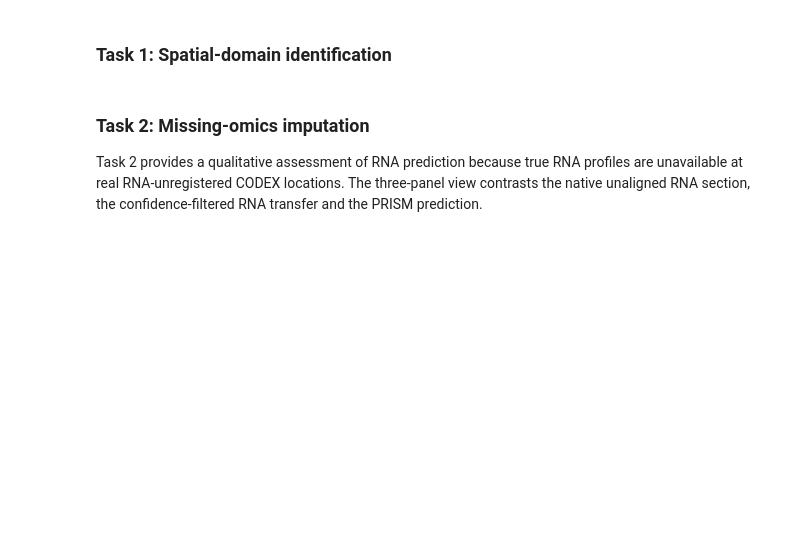
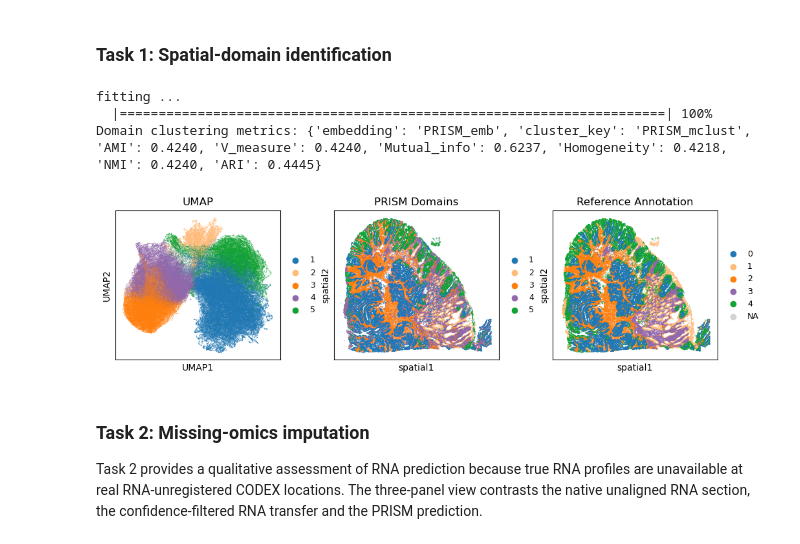
Before and after one commit to musg-create/PRISM_Tutorial, a Jupyter notebook: Tutorial7_2: Application of PRISM to Real Registration-Induced Incomplete in COAD.ipynb, the cells around one changed output. Drawn from its saved outputs; the diff is of its cells as text; code cells hidden in the pictures; blank space fills up the shorter version.

```diff
--- a/Tutorial7_2: Application of PRISM to Real Registration-Induced Incomplete in COAD.ipynb
+++ b/Tutorial7_2: Application of PRISM to Real Registration-Induced Incomplete in COAD.ipynb
@@ -87,10 +140,15 @@ adata_source_out, adata_target_out = PRISM.train_PRISM(adata_source, adata_targe
 ### Task 1: Spatial-domain identification
 # %%
 # Identify domains from the PRISM embedding and evaluate them post hoc
-adata_clustered, domain_metrics = run_clustering_eval_plot(adata_source_out, emb_key="PRISM_emb_base",
+adata_clustered, domain_metrics = run_clustering_eval_plot(adata_source_out, emb_key="PRISM_emb",
                                                            label_key="spatial_cluster", cluster_key="PRISM_mclust",
                                                            n_clusters=5, s=1, use_pca=True, align_labels=True,
                                                            aligned_key="PRISM_domain", dataset_name="COAD")
+# %% [output]
+fitting ...
+  |======================================================================| 100%
+Domain clustering metrics: {'embedding': 'PRISM_emb', 'cluster_key': 'PRISM_mclust', 'AMI': 0.4240, 'V_measure': 0.4240, 'Mutual_info': 0.6237, 'Homogeneity': 0.4218, 'NMI': 0.4240, 'ARI': 0.4445}
+[figure, added]
 # %% [markdown]
 ### Task 2: Missing-omics imputation
 
```
Also changed, not shown: parts of 9 cells of this notebook, 14 other files.
